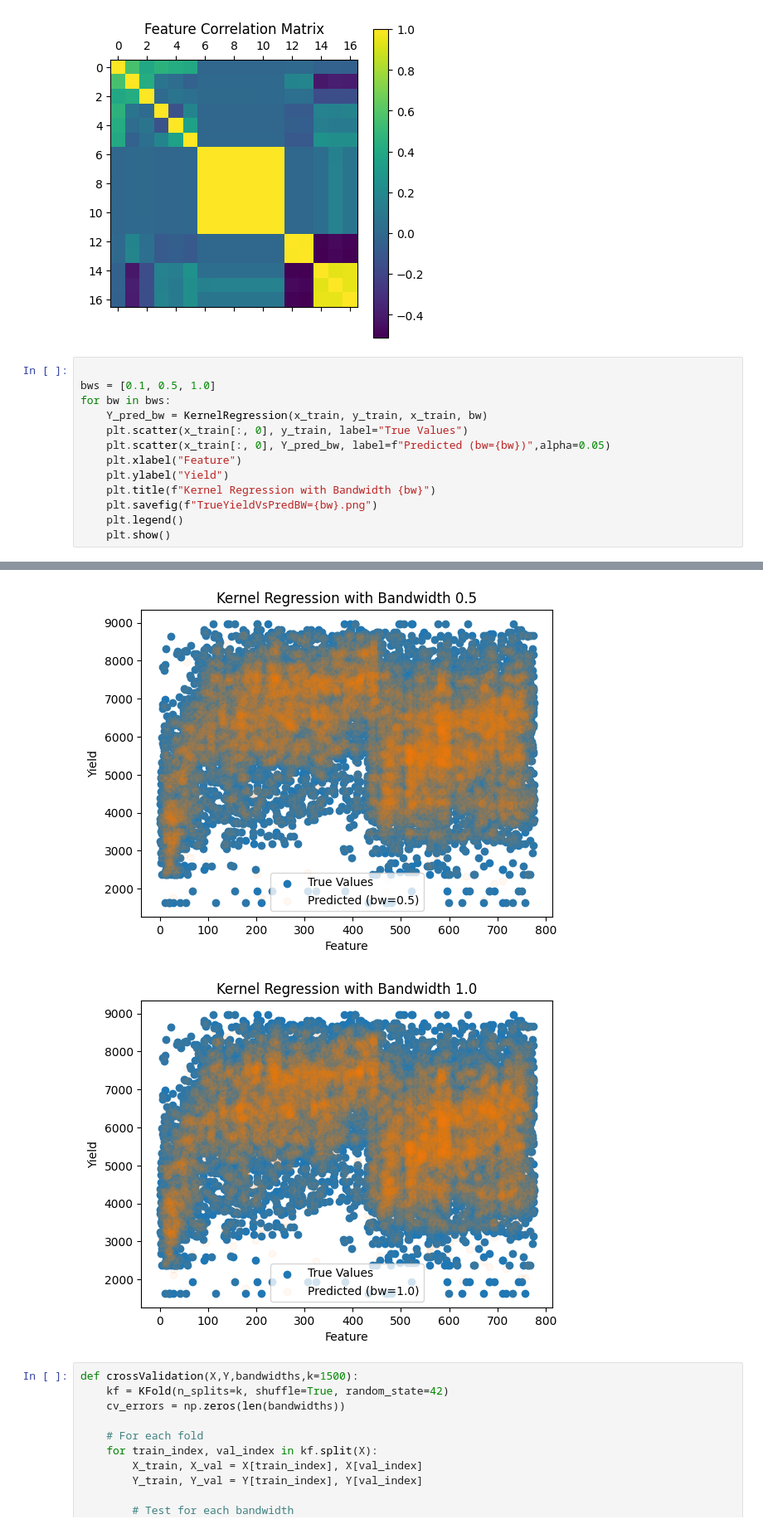
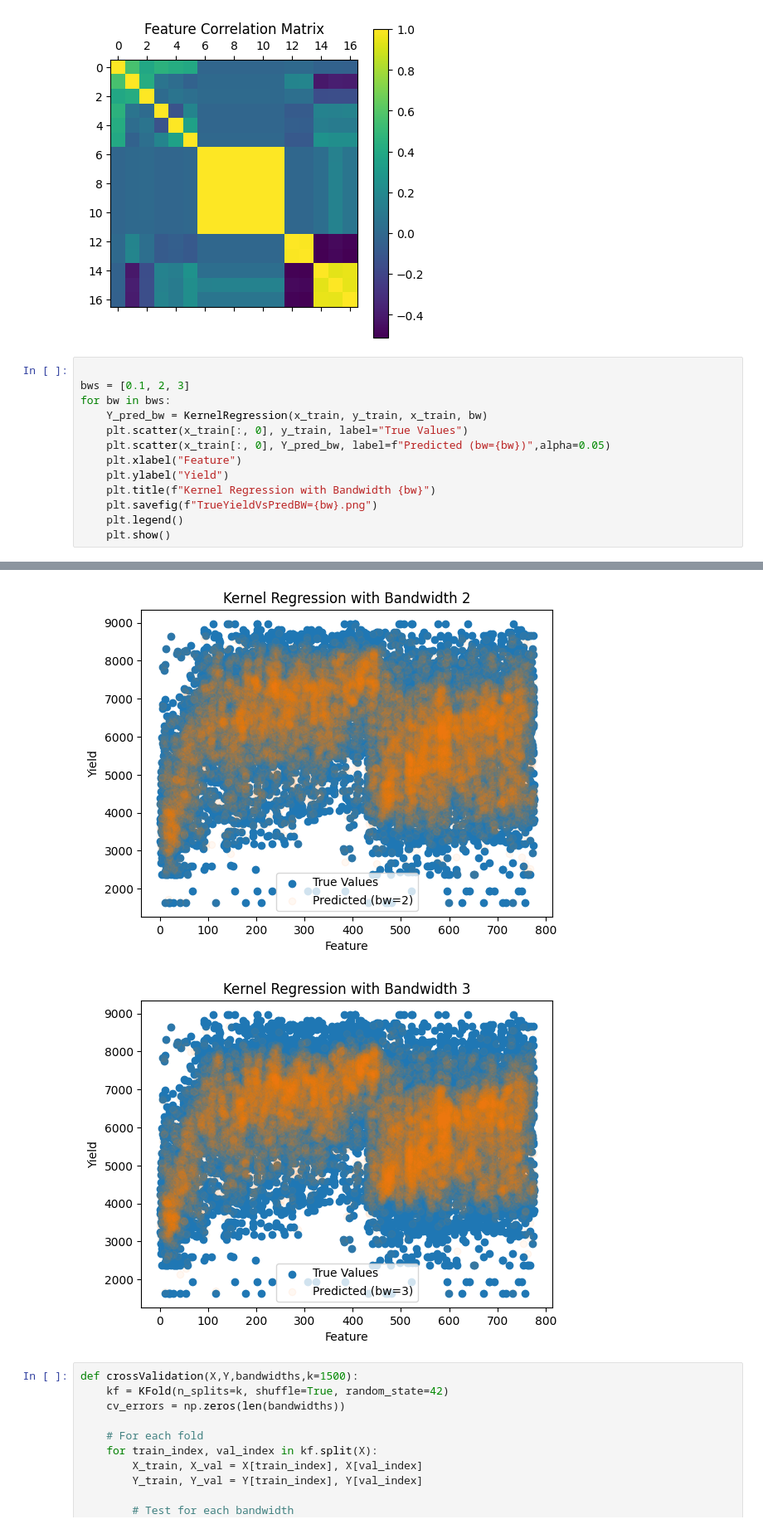
Before and after one commit to aditisingh1053/DAI_assignment, a Jupyter notebook: assignment-3/5/5.ipynb, the cells around one changed output, grey strips where cells are left out. Shown at 83% size. Cells and saved outputs as stored; diff of their text form.

```diff
--- a/assignment-3/5/5.ipynb
+++ b/assignment-3/5/5.ipynb
@@ -107,21 +108,21 @@ plt.show()
 [figure]
 # %%
 
-bws = [0.1, 0.5, 1.0]
+bws = [0.1, 2, 3]
 for bw in bws:
     Y_pred_bw = KernelRegression(x_train, y_train, x_train, bw)
     plt.scatter(x_train[:, 0], y_train, label="True Values")
     plt.scatter(x_train[:, 0], Y_pred_bw, label=f"Predicted (bw={bw})",alpha=0.05)
     plt.xlabel("Feature")
     plt.ylabel("Yield")
     plt.title(f"Kernel Regression with Bandwidth {bw}")
     plt.savefig(f"TrueYieldVsPredBW={bw}.png")
     plt.legend()
     plt.show()
 # %% [output]
 [figure]
-[figure, old version]
+[figure, new version]
-[figure, old version]
+[figure, new version]
 # %%
 def crossValidation(X,Y,bandwidths,k=1500):
     kf = KFold(n_splits=k, shuffle=True, random_state=42)
```
Also changed, not shown: parts of 9 cells of this notebook, 7 other files.
